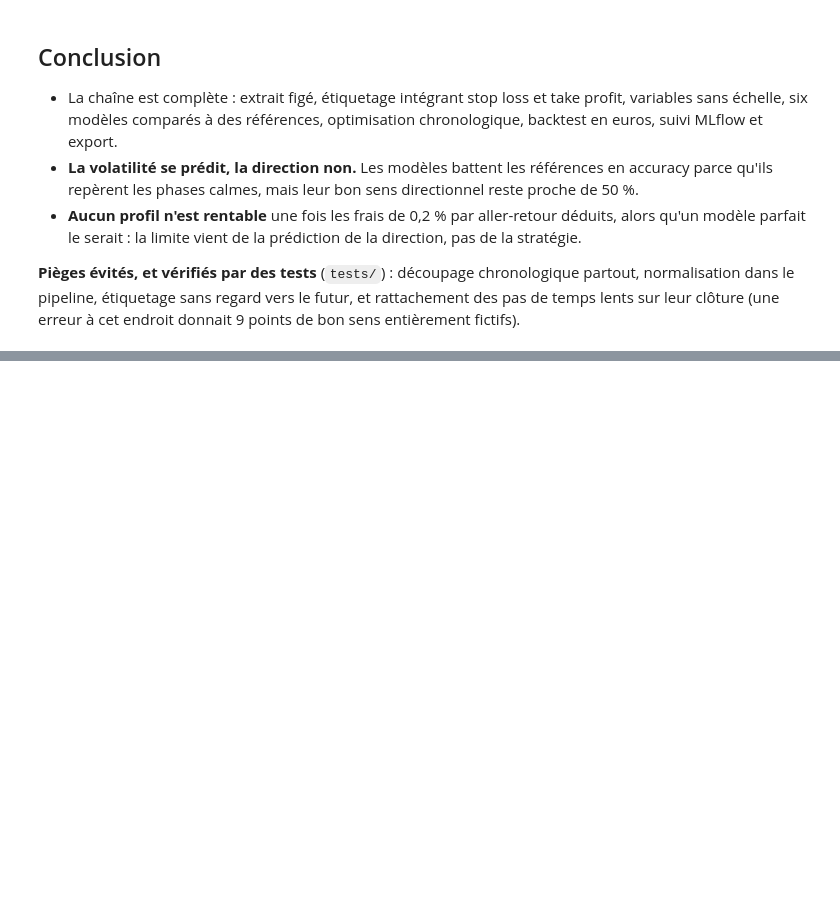
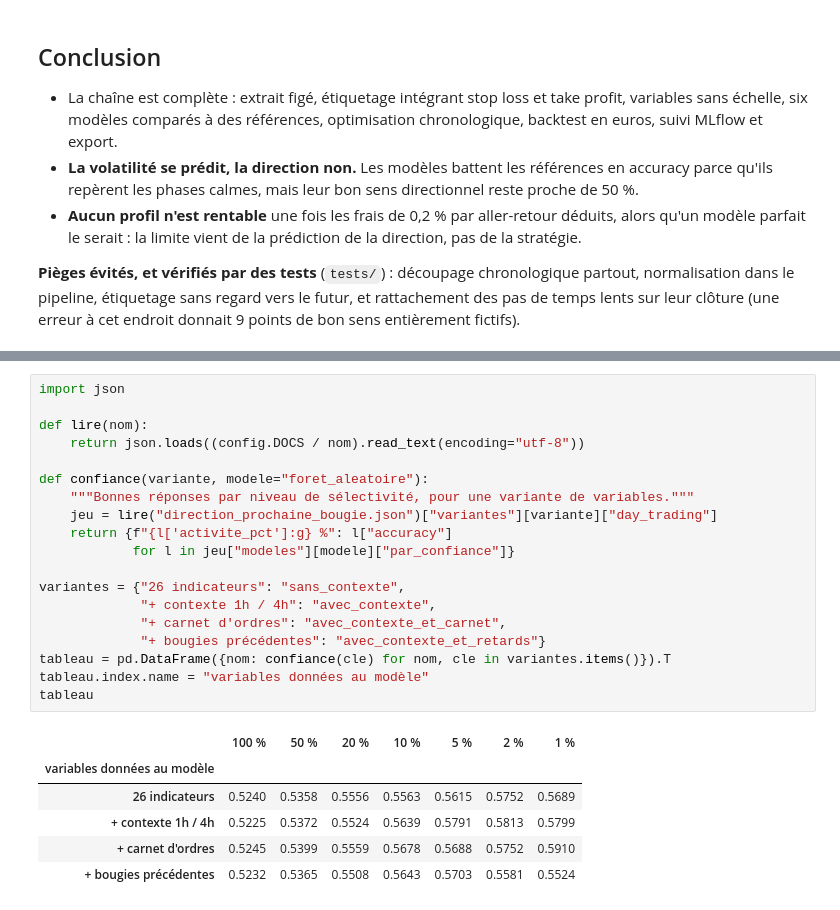
Before and after one commit to DataScientest-Studio/jul26_bde_crypto, a Jupyter notebook: notebooks/etape3_modelisation.ipynb, the cells around one changed output, grey strips where cells are left out. Drawn from its saved outputs; the diff is of its cells as text; blank space fills up the shorter version.

```diff
--- a/notebooks/etape3_modelisation.ipynb
+++ b/notebooks/etape3_modelisation.ipynb
@@ -636,0 +654,26 @@ pd.DataFrame(lignes)
+# %%
+import json
+
+def lire(nom):
+    return json.loads((config.DOCS / nom).read_text(encoding="utf-8"))
+
+def confiance(variante, modele="foret_aleatoire"):
+    """Bonnes réponses par niveau de sélectivité, pour une variante de variables."""
+    jeu = lire("direction_prochaine_bougie.json")["variantes"][variante]["day_trading"]
+    return {f"{l['activite_pct']:g} %": l["accuracy"]
+            for l in jeu["modeles"][modele]["par_confiance"]}
+
+variantes = {"26 indicateurs": "sans_contexte",
+             "+ contexte 1h / 4h": "avec_contexte",
+             "+ carnet d'ordres": "avec_contexte_et_carnet",
+             "+ bougies précédentes": "avec_contexte_et_retards"}
+tableau = pd.DataFrame({nom: confiance(cle) for nom, cle in variantes.items()}).T
+tableau.index.name = "variables données au modèle"
+tableau
+# %% [output]
+|  | 100 % | 50 % | 20 % | 10 % | 5 % | 2 % | 1 % |
+| variables données au modèle |  |  |  |  |  |  |  |
+| 26 indicateurs | 0.5240 | 0.5358 | 0.5556 | 0.5563 | 0.5615 | 0.5752 | 0.5689 |
+| + contexte 1h / 4h | 0.5225 | 0.5372 | 0.5524 | 0.5639 | 0.5791 | 0.5813 | 0.5799 |
+| + carnet d'ordres | 0.5245 | 0.5399 | 0.5559 | 0.5678 | 0.5688 | 0.5752 | 0.5910 |
+| + bougies précédentes | 0.5232 | 0.5365 | 0.5508 | 0.5643 | 0.5703 | 0.5581 | 0.5524 |
```
Also changed, not shown: parts of 16 cells of this notebook, 4 other files.
